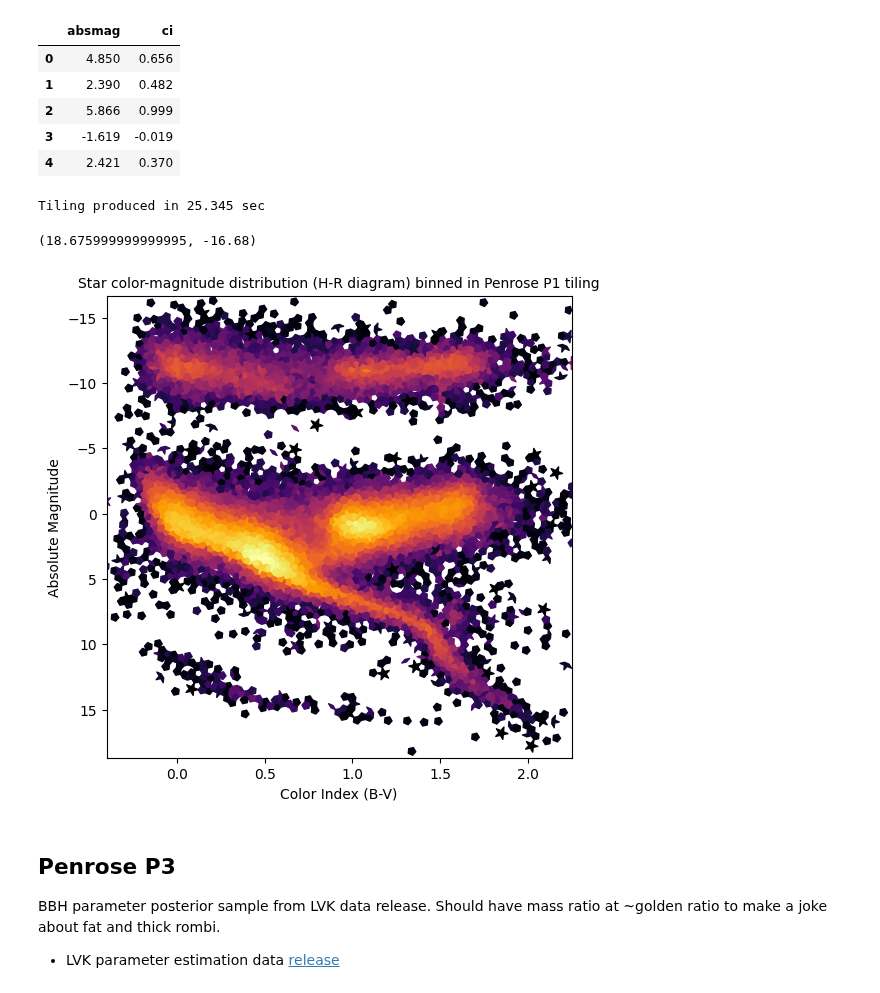
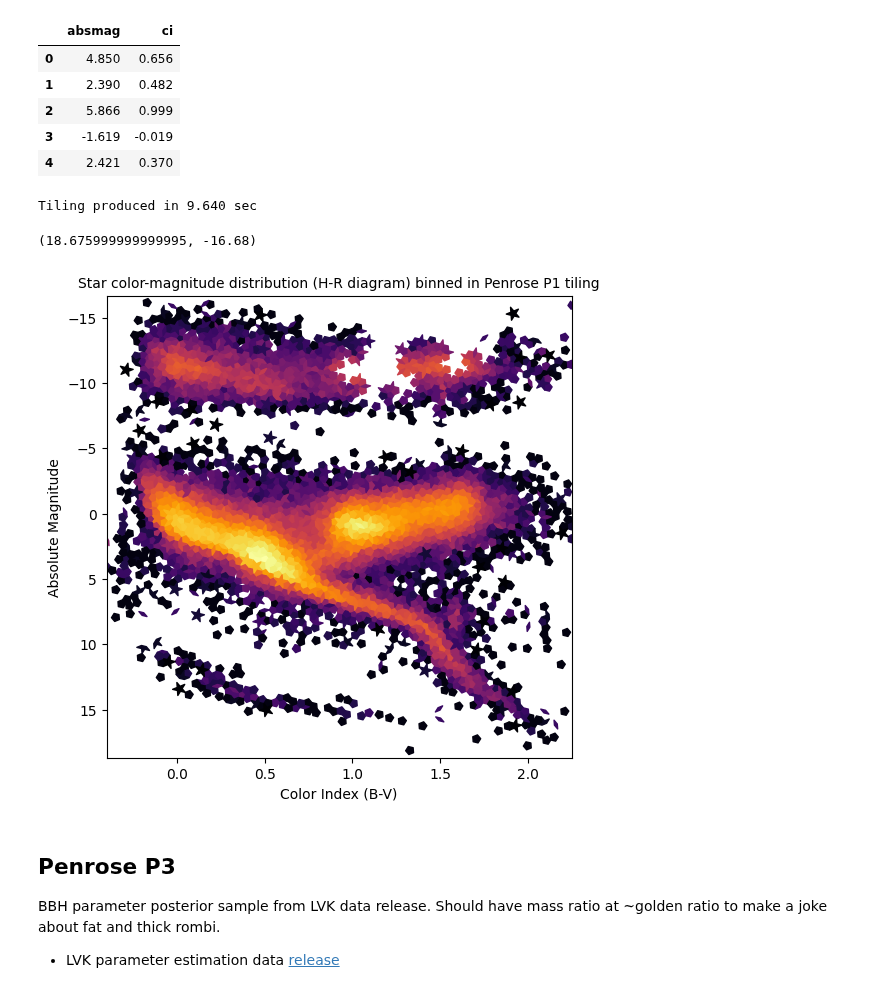
Before and after one commit to nj-vs-vh/funbin, a Jupyter notebook: paper.ipynb, the cells around one changed output. Cells and saved outputs as stored; diff of their text form; code cells hidden in the pictures.

```diff
--- a/paper.ipynb
+++ b/paper.ipynb
@@ -40,32 +40,24 @@ hyg.head()
 | 4 | 2.421 | 0.370 |
 # %%
 start = time.time()
-penrose_p1 = penrose_tiling(kind="P1", bins=(80, 80))
+penrose_p1 = penrose_tiling(kind="P1", bins=(70, 70))
 print(f"Tiling produced in {time.time() - start:.3f} sec")
 # %% [output]
-Tiling produced in 25.345 sec
+Tiling produced in 9.640 sec
 # %%
 fig, ax = plt.subplots(figsize=(6, 6))
 
-pc = funbin(
-    ax,
-    x=hyg["ci"].to_numpy(),
-    y=hyg["absmag"].to_numpy(),
-    tiling=penrose_p1,
-    norm="log",
-    # edgecolors="lightgray",
-    # linewidth=0.3,
-)
+pc = funbin(ax, x=hyg["ci"].to_numpy(), y=hyg["absmag"].to_numpy(), tiling=penrose_p1, norm="log")
 # fig.colorbar(pc, ax=ax)
 ax.set_title("Star color-magnitude distribution (H-R diagram) binned in Penrose P1 tiling")
 ax.set_xlabel("Color Index (B-V)")
 ax.set_ylabel("Absolute Magnitude")
 ymin, ymax = ax.get_ylim()
 ax.set_ylim(ymax, ymin)
 # fig.savefig(".png", dpi=72)
 # %% [output]
 (18.675999999999995, -16.68)
-[figure, old version]
+[figure, new version]
 # %% [markdown]
 ## Penrose P3
 
```
Also changed, not shown: parts of 8 cells of this notebook, 3 other files.
